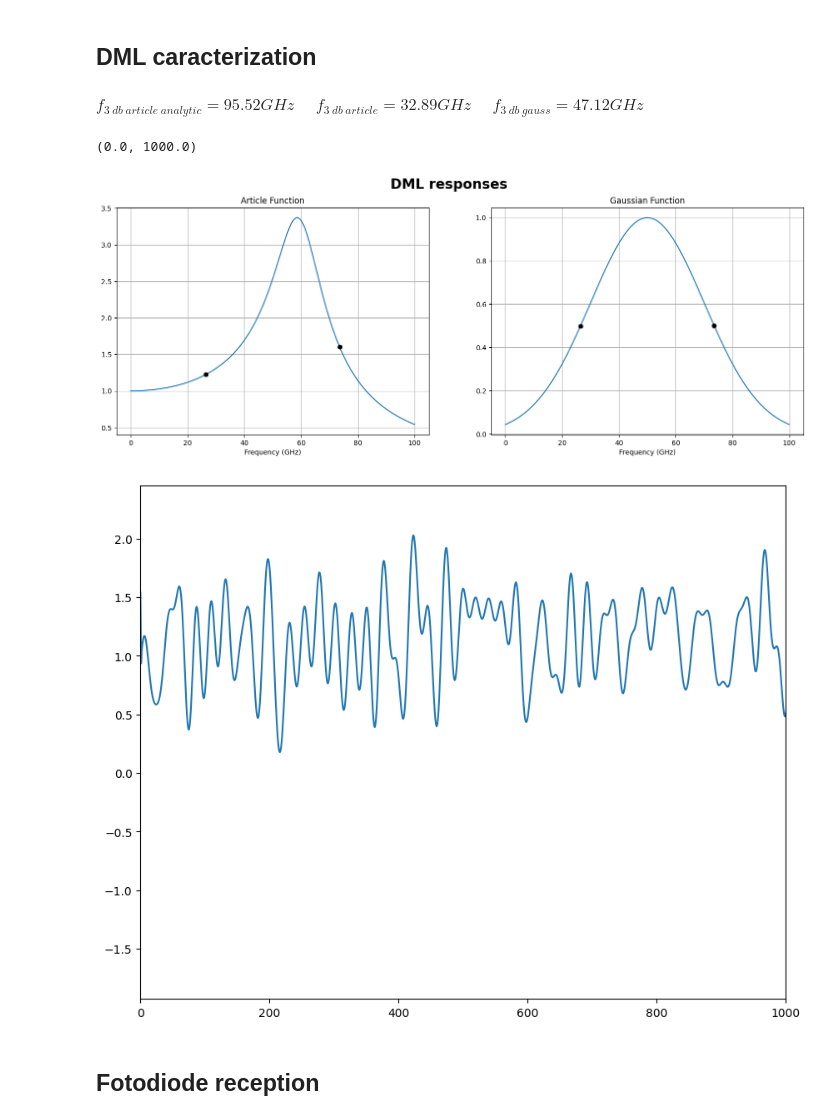
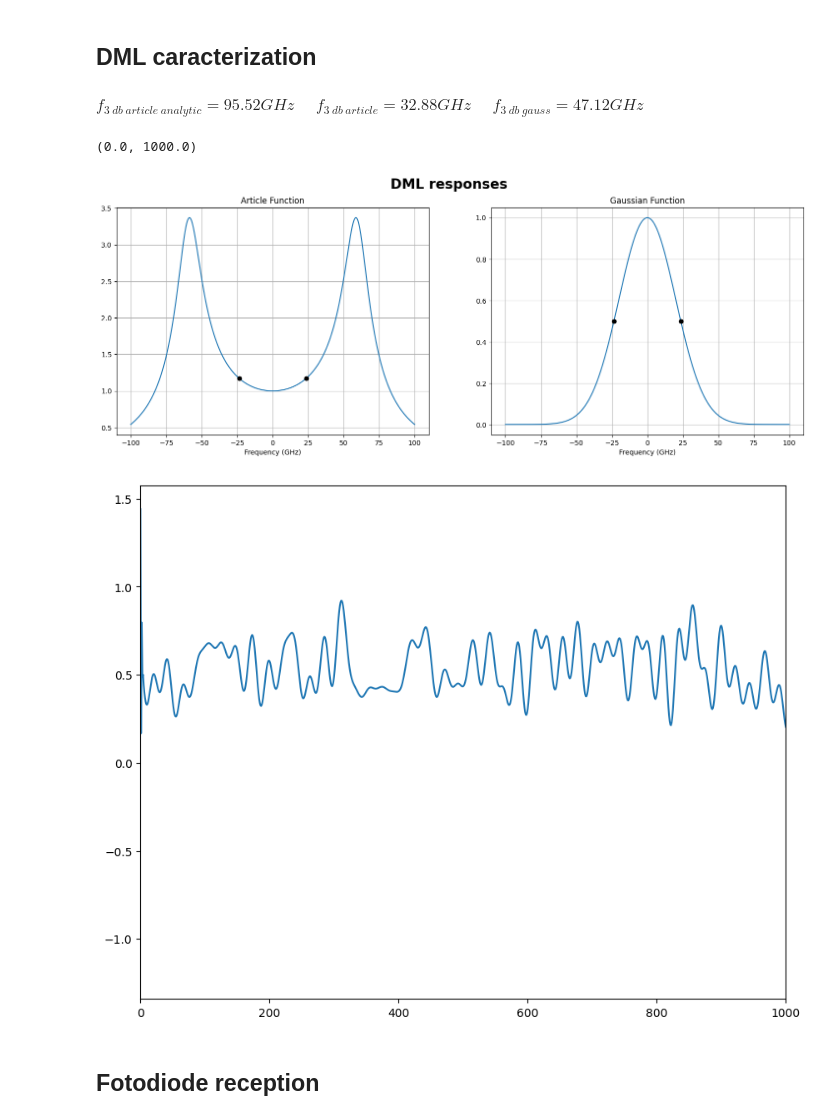
Before and after one commit to CaioRodrigues200/OptCommunications, a Jupyter notebook: ProjetoComOptStudy.ipynb, the cells around one changed output. Cells and saved outputs as stored; diff of their text form; code cells hidden in the pictures.

```diff
--- a/ProjetoComOptStudy.ipynb
+++ b/ProjetoComOptStudy.ipynb
@@ -219,43 +219,43 @@ def gaussian(x, mu, sig):
 
 fr = 60e9
 yp = 80e9
-freqArray = np.linspace(0,100e9,10000)
+freqArray = np.linspace(-100e9,100e9,20000)
 
 DML3db_Band = np.sqrt( (-(yp/(2*np.pi))**2 + 2*fr**2 + np.sqrt((yp/2*np.pi)**4 - 4*(yp/2*np.pi)**2*fr**2 + 8*fr**4) ) /2 )  # DML 3db direct modulation Bandwidth
 DMLFunc = DMLResponse(freqArray,fr,yp)
-DMLGauss = gaussian(freqArray, 50e9, 20e9)
+DMLGauss = gaussian(freqArray, 0e9, 20e9)
 
 fig, ax= plt.subplots(1,2,figsize=(18,6))
 fig.suptitle(f'DML responses', fontsize=20, fontweight='bold')
 ax[0].plot(freqArray*1e-9,DMLFunc)
 ax[0].set_title('Article Function')
 ax[0].set_xlabel('Frequency (GHz)')
 ax[0].grid()
 
 halfwid, a, fmin, fmax = fwhm(freqArray, DMLFunc, 3)
 halfwid2, a, fmin, fmax = fwhm(freqArray, DMLGauss, 3)
 display(Math('f_{3~db~article~analytic} = %5.2fGHz ~~~~~~ f_{3~db~article} = %5.2fGHz~~~~~~f_{3~db~gauss} = %5.2fGHz'
              %(DML3db_Band*1e-9,halfwid*1e-9,halfwid2*1e-9)))
 ax[0].plot(freqArray[fmin]*1e-9,DMLFunc[fmin], 'ko')
 ax[0].plot(freqArray[fmax]*1e-9,DMLFunc[fmax], 'ko')
 
 ax[1].plot(freqArray*1e-9, DMLGauss)
 ax[1].set_title('Gaussian Function')
 ax[1].set_xlabel('Frequency (GHz)')
 ax[1].grid()
 ax[1].plot(freqArray[fmin]*1e-9,DMLGauss[fmin], 'ko')
 ax[1].plot(freqArray[fmax]*1e-9,DMLGauss[fmax], 'ko')
 
 DMLGaussTime = np.fft.ifft(DMLGauss)
 sigTxDml = np.convolve(DMLGaussTime,sigTxAll,mode='full')
 plt.figure(figsize=(10,8))
 plt.plot(sigTxDml)
 plt.xlim(0,1000)
 # %% [output]
-$\displaystyle f_{3~db~article~analytic} = 95.52GHz ~~~~~~ f_{3~db~article} = 32.89GHz~~~~~~f_{3~db~gauss} = 47.12GHz$
+$\displaystyle f_{3~db~article~analytic} = 95.52GHz ~~~~~~ f_{3~db~article} = 32.88GHz~~~~~~f_{3~db~gauss} = 47.12GHz$
 (0.0, 1000.0)
-[figure, old version]
+[figure, new version]
-[figure, old version]
+[figure, new version]
 # %% [markdown]
 ## Fotodiode reception
 # %%
```
Also changed, not shown: parts of 5 cells of this notebook.
